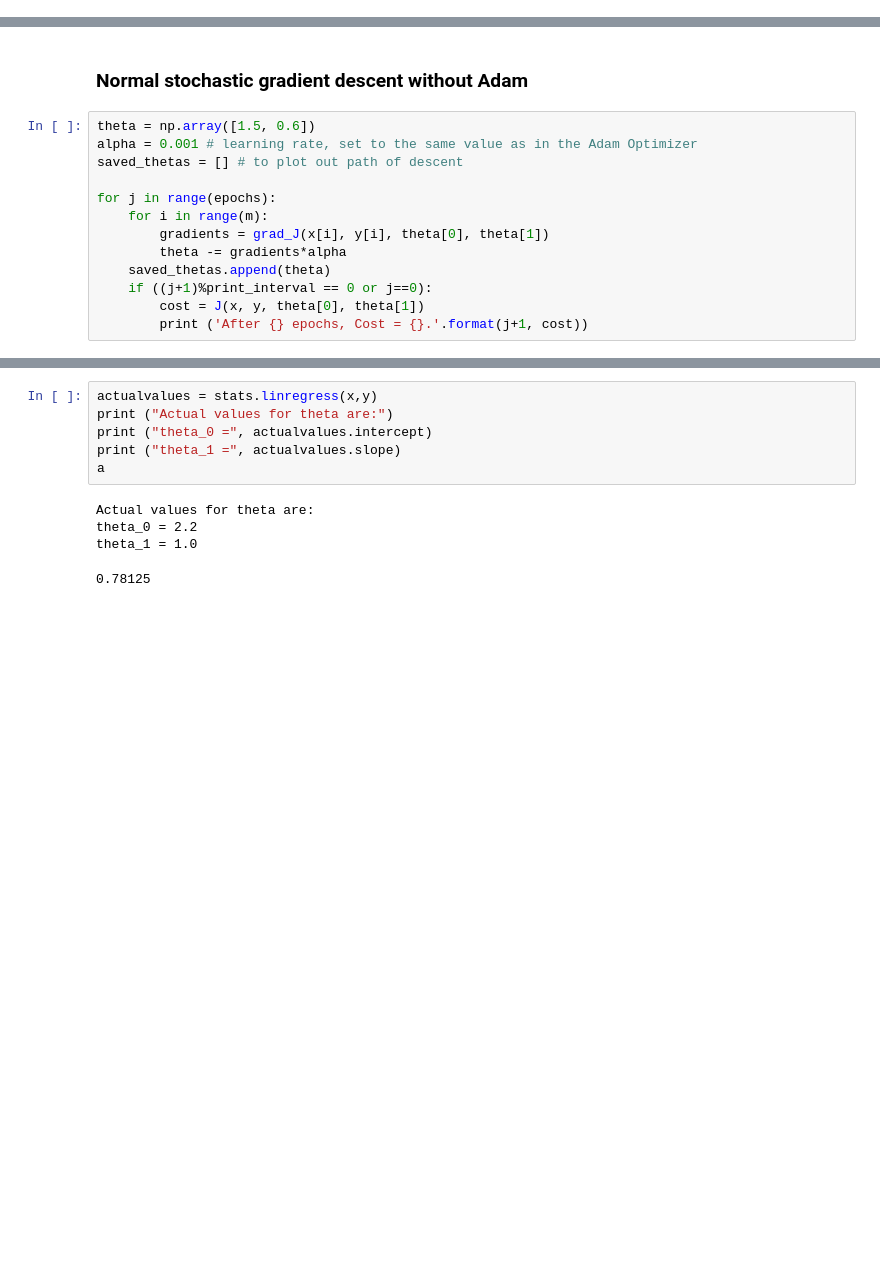
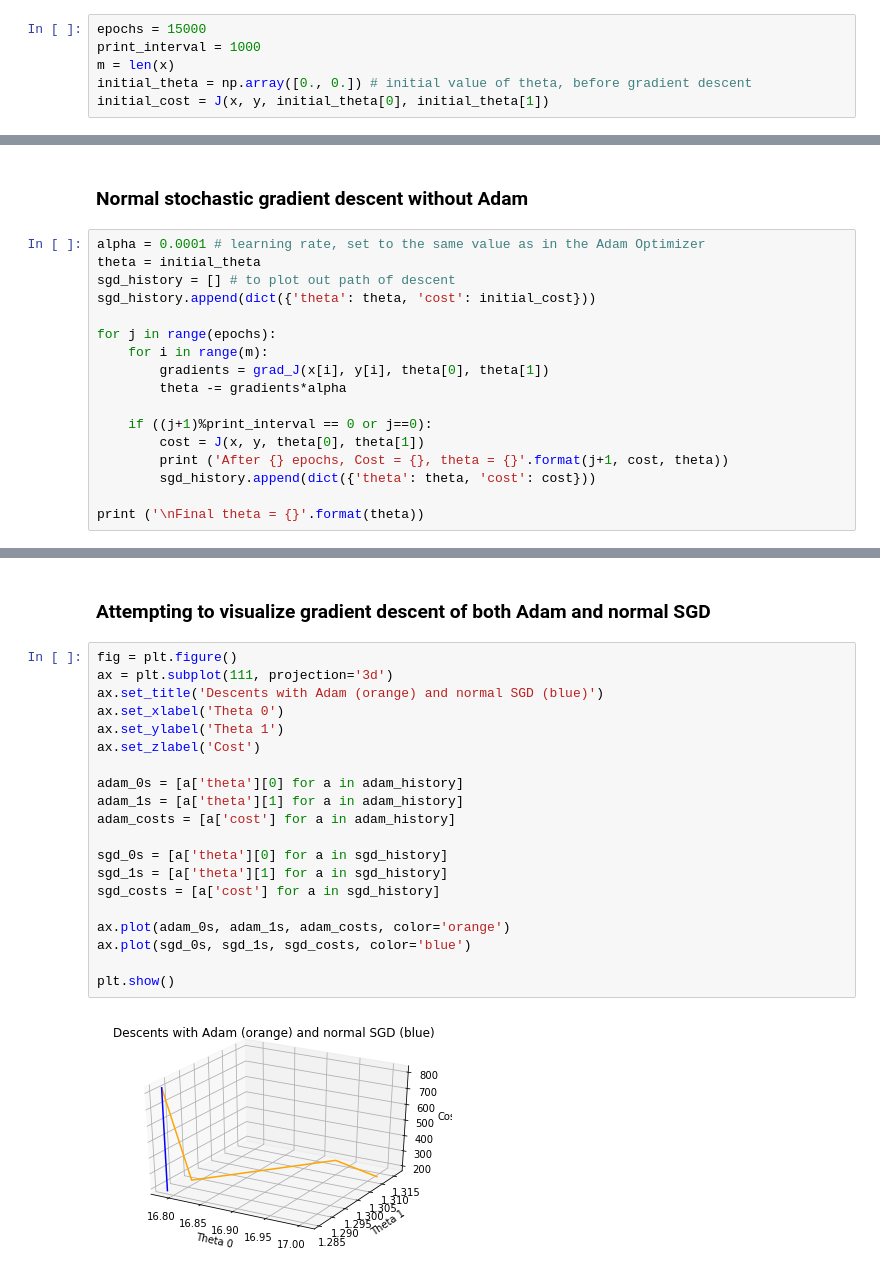
Before and after one commit to jiexunsee/Adam-Optimizer-from-scratch, a Jupyter notebook: ADAM.ipynb, the cells around one changed output, grey strips where cells are left out. Saved outputs shown, nothing was run; the diff lists cells and outputs as text; blank space fills up the shorter version.

```diff
--- a/ADAM.ipynb
+++ b/ADAM.ipynb
@@ -80,0 +108,6 @@ class AdamOptimizer:
+# %%
+epochs = 15000
+print_interval = 1000
+m = len(x)
+initial_theta = np.array([0., 0.]) # initial value of theta, before gradient descent
+initial_cost = J(x, y, initial_theta[0], initial_theta[1])
@@ -109,16 +152,20 @@ After 10000 epochs, Cost = 0.08000000700373426.
 # %% [markdown]
 ### Normal stochastic gradient descent without Adam
 # %%
-theta = np.array([1.5, 0.6])
-alpha = 0.001 # learning rate, set to the same value as in the Adam Optimizer
-saved_thetas = [] # to plot out path of descent
+alpha = 0.0001 # learning rate, set to the same value as in the Adam Optimizer
+theta = initial_theta
+sgd_history = [] # to plot out path of descent
+sgd_history.append(dict({'theta': theta, 'cost': initial_cost}))
 
 for j in range(epochs):
     for i in range(m):
         gradients = grad_J(x[i], y[i], theta[0], theta[1])
         theta -= gradients*alpha
-    saved_thetas.append(theta)
+
     if ((j+1)%print_interval == 0 or j==0):
         cost = J(x, y, theta[0], theta[1])
-        print ('After {} epochs, Cost = {}.'.format(j+1, cost))
+        print ('After {} epochs, Cost = {}, theta = {}'.format(j+1, cost, theta))
+        sgd_history.append(dict({'theta': theta, 'cost': cost}))
+
+print ('\nFinal theta = {}'.format(theta))
 # %% [output]
@@ -173,11 +211,24 @@ plt.show()
-# %%
-actualvalues = stats.linregress(x,y)
-print ("Actual values for theta are:")
-print ("theta_0 =", actualvalues.intercept)
-print ("theta_1 =", actualvalues.slope)
-a
-# %% [output]
-Actual values for theta are:
-theta_0 = 2.2
-theta_1 = 1.0
-0.78125
+# %% [markdown]
+### Attempting to visualize gradient descent of both Adam and normal SGD
+# %%
+fig = plt.figure()
+ax = plt.subplot(111, projection='3d')
+ax.set_title('Descents with Adam (orange) and normal SGD (blue)')
+ax.set_xlabel('Theta 0')
+ax.set_ylabel('Theta 1')
+ax.set_zlabel('Cost')
+
+adam_0s = [a['theta'][0] for a in adam_history]
+adam_1s = [a['theta'][1] for a in adam_history]
+adam_costs = [a['cost'] for a in adam_history]
+
+sgd_0s = [a['theta'][0] for a in sgd_history]
+sgd_1s = [a['theta'][1] for a in sgd_history]
+sgd_costs = [a['cost'] for a in sgd_history]
+
+ax.plot(adam_0s, adam_1s, adam_costs, color='orange')
+ax.plot(sgd_0s, sgd_1s, sgd_costs, color='blue')
+
+plt.show()
+# %% [output]
+[figure, added]
```
Also changed, not shown: parts of 20 cells of this notebook, 5 other files.
